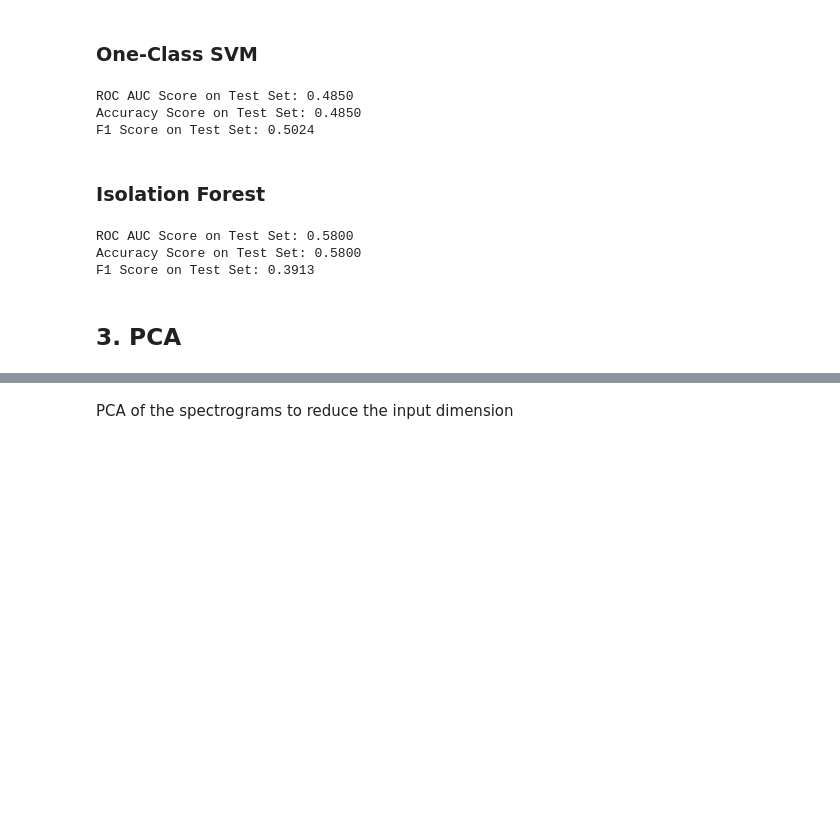
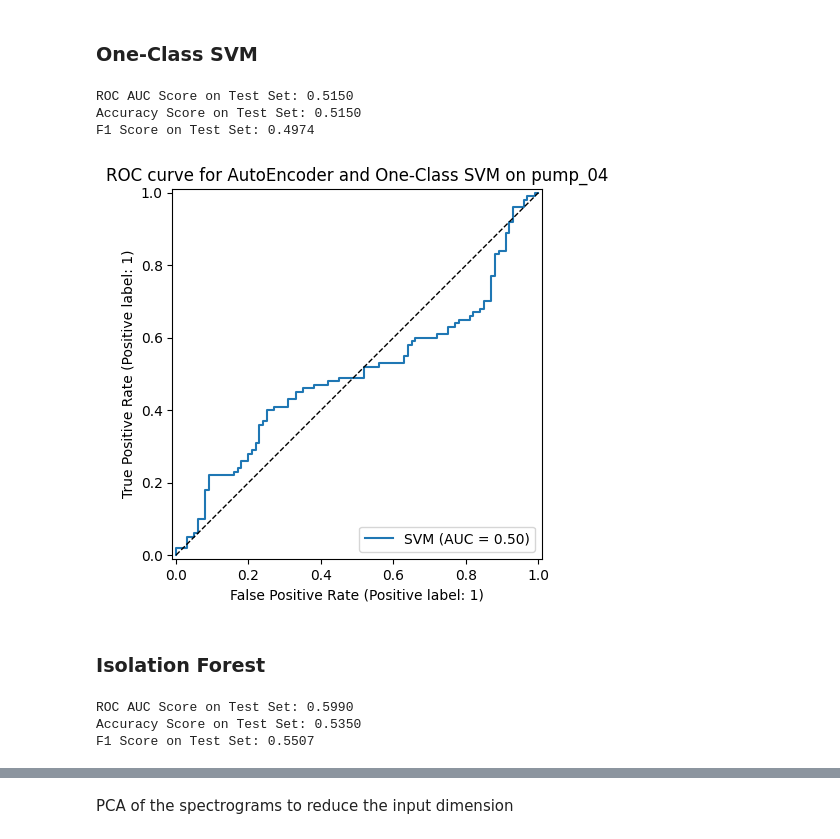
Before and after one commit to j0shcd/ml4pm, a Jupyter notebook: assignment_2/sophea_assignment_2.ipynb, the cells around one changed output, grey strips where cells are left out. Drawn from its saved outputs; the diff is of its cells as text; code cells hidden in the pictures; blank space fills up the shorter version.

```diff
--- a/assignment_2/sophea_assignment_2.ipynb
+++ b/assignment_2/sophea_assignment_2.ipynb
@@ -565,7 +598,7 @@ y_pred_train, extracted_features_train = test_loop(data_train, model, loss_fn)
 svm = OneClassSVM()
 svm.fit(extracted_features_train)
 predicted_score = svm.predict(extracted_features_test) # PREDICTING ON TEST SET
-predicted_score = (predicted_score == 1).astype(int)
+predicted_score = (predicted_score == -1).astype(int)
 # ===================================
 roc_auc = metrics.roc_auc_score(y_true, predicted_score)
 print(f"ROC AUC Score on Test Set: {roc_auc:.4f}")
@@ -576,9 +609,16 @@ print(f"Accuracy Score on Test Set: {accuracy:.4f}")
 f1 = metrics.f1_score(y_true, predicted_score)
 print(f"F1 Score on Test Set: {f1:.4f}")
 # %% [output]
-ROC AUC Score on Test Set: 0.4850
-Accuracy Score on Test Set: 0.4850
-F1 Score on Test Set: 0.5024
+ROC AUC Score on Test Set: 0.5150
+Accuracy Score on Test Set: 0.5150
+F1 Score on Test Set: 0.4974
+# %%
+y_test_proba_svm = svm.decision_function(extracted_features_test)
+RocCurveDisplay.from_predictions(y_true, y_test_proba_svm, name="SVM")
+plt.plot([0, 1], [0, 1], 'k--', linewidth=1)
+plt.title(f"ROC curve for AutoEncoder and One-Class SVM on {MACHINE}");
+# %% [output]
+[figure, added]
 # %% [markdown]
 ### Isolation Forest
 # %%
@@ -586,13 +626,14 @@ F1 Score on Test Set: 0.5024
 # TODO : Fit IsolationForest here using training data
 # TODO : Report essential evaluation metrics
 # ===================================
-isolation_forest = IsolationForest()
+isolation_forest = IsolationForest(contamination = 0.5)
 isolation_forest.fit(extracted_features_train)
+y_test_proba_iso_forest = -isolation_forest.decision_function(extracted_features_test)
 predicted_score = isolation_forest.predict(extracted_features_test) # PREDICTING ON TEST SET
 predicted_score = (predicted_score == -1).astype(int)
 # ===================================
 
-roc_auc = metrics.roc_auc_score(y_true, predicted_score)
+roc_auc = metrics.roc_auc_score(y_true, y_test_proba_iso_forest)
 print(f"ROC AUC Score on Test Set: {roc_auc:.4f}")
 
 accuracy = metrics.accuracy_score(y_true, predicted_score)
@@ -601,8 +642,6 @@ print(f"Accuracy Score on Test Set: {accuracy:.4f}")
 f1 = metrics.f1_score(y_true, predicted_score)
 print(f"F1 Score on Test Set: {f1:.4f}")
 # %% [output]
-ROC AUC Score on Test Set: 0.5800
-Accuracy Score on Test Set: 0.5800
-F1 Score on Test Set: 0.3913
+ROC AUC Score on Test Set: 0.5990
+Accuracy Score on Test Set: 0.5350
+F1 Score on Test Set: 0.5507
-# %% [markdown]
-## 3. PCA
```
Also changed, not shown: parts of 29 cells of this notebook.
